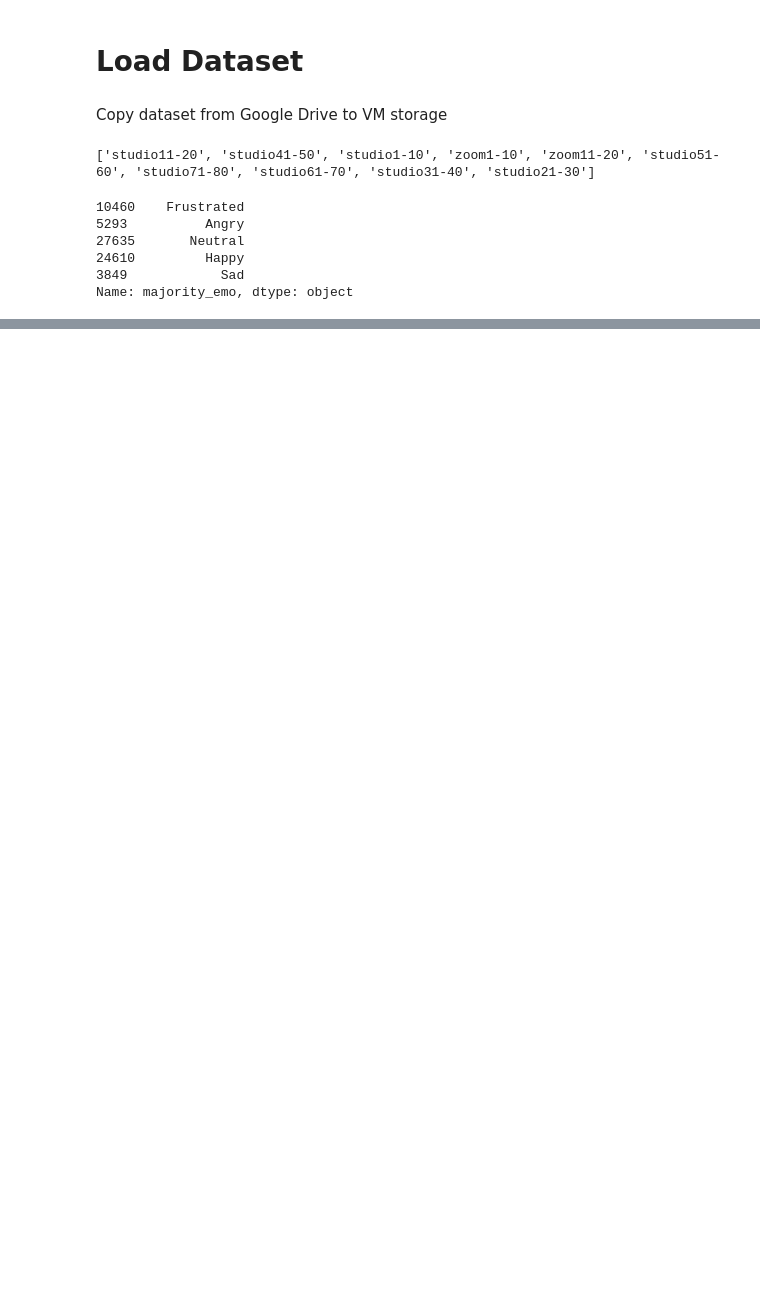
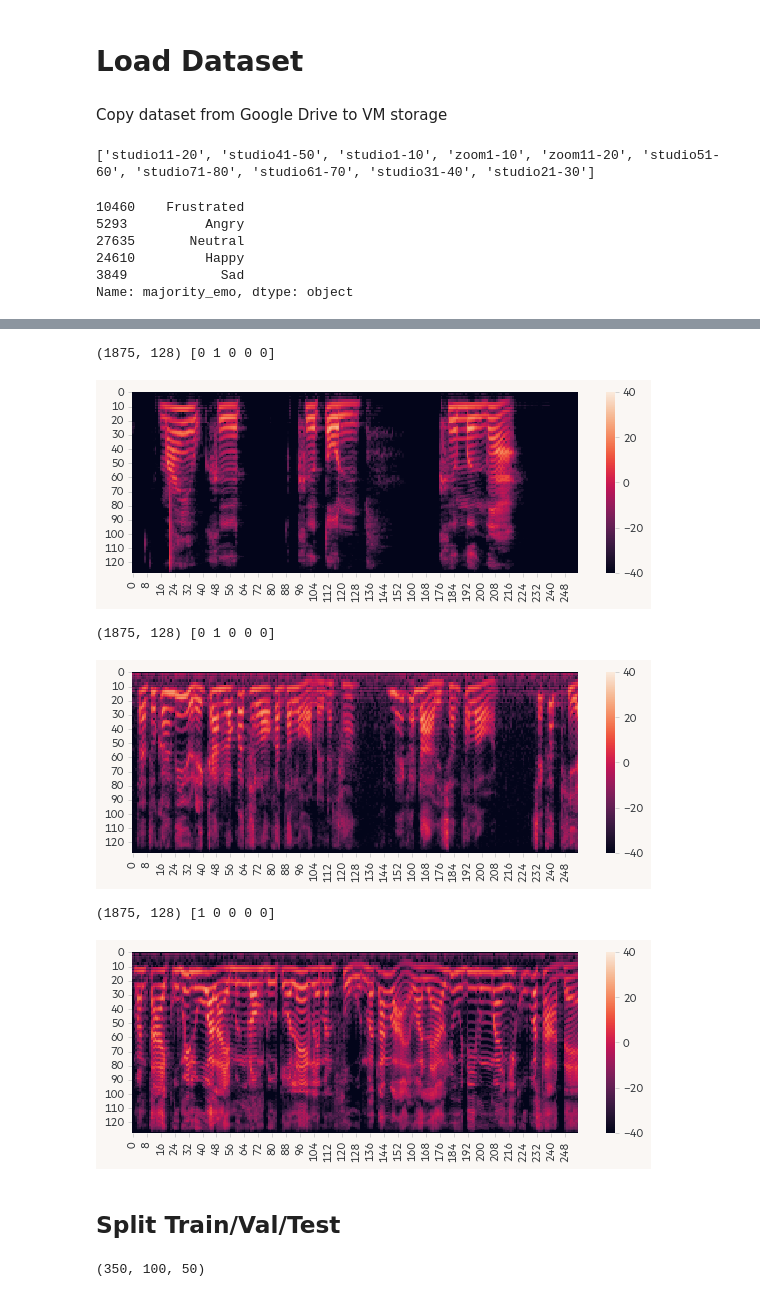
Before and after one commit to chuan-khuna/ThaiSER, a Jupyter notebook: Notebook Template Train.ipynb, the cells around one changed output, grey strips where cells are left out. Saved outputs shown, nothing was run; the diff lists cells and outputs as text; code cells hidden in the pictures; blank space fills up the shorter version.

Commit message:
Update preprocessing code/try to train model

```diff
--- a/Notebook Template Train.ipynb
+++ b/Notebook Template Train.ipynb
@@ -235,0 +248,31 @@ df
+# %%
+prep = AudioPreprocessor()
+# %%
+def plot_wave(tensor, max_length=32000):
+    fig = plt.figure(figsize=(8, 3), dpi=80)
+
+    length = tf.shape(tensor).numpy()[0]
+    if length > max_length:
+        length = max_length
+
+    sns.lineplot(tensor.numpy()[:length], linewidth=0.5)
+    plt.ylim([-1, 1])
+    plt.show()
+
+def plot_spec(tensor, transpose=True, max_length=256):
+    fig = plt.figure(figsize=(9, 3), dpi=80)
+
+    try:
+        arr = tensor.numpy()
+    except:
+        arr = tensor
+
+    if transpose:
+        arr = arr.T
+
+    length = arr.shape[1]
+    if length > max_length:
+        length = max_length
+
+    sns.heatmap(arr[:, :length], vmin=-40, vmax=40)
+    plt.show()
@@ -235,0 +281,7 @@ df
+# %%
+def preprocess_xy(x, y):
+    audio, spec = prep.preprocess(x)
+    return spec, y
+# %%
+ds = tf.data.Dataset.from_tensor_slices((df['path'], df[classes]))
+ds = ds.map(preprocess_xy)
@@ -235,0 +290,21 @@ df
+# %%
+for x, y in ds.take(3).as_numpy_iterator():
+    print(x.shape, y)
+    plot_spec(x)
+# %% [output]
+(1875, 128) [0 1 0 0 0]
+[figure, added]
+(1875, 128) [0 1 0 0 0]
+[figure, added]
+(1875, 128) [1 0 0 0 0]
+[figure, added]
+# %% [markdown]
+## Split Train/Val/Test
+# %%
+TRAIN_SIZE, VAL_SIZE = 0.7, 0.2
+
+TRAIN_SIZE, VAL_SIZE = int(TRAIN_SIZE*len(df)), int(VAL_SIZE*len(df))
+TEST_SIZE = len(df) - (TRAIN_SIZE + VAL_SIZE)
+TRAIN_SIZE, VAL_SIZE, TEST_SIZE
+# %% [output]
+(350, 100, 50)
```
Also changed, not shown: parts of 14 cells of this notebook, 4 other files.
